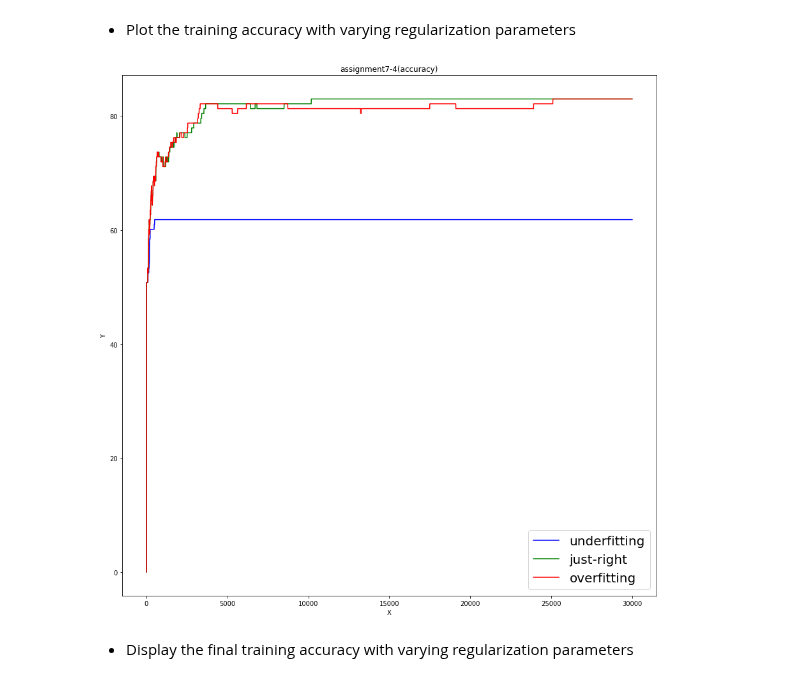
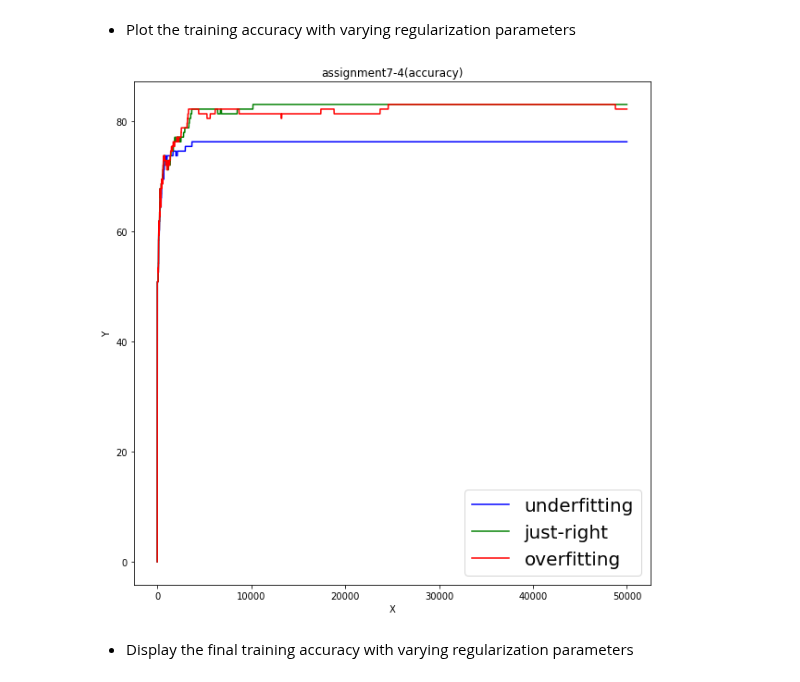
Before and after one commit to ChanWoongJeon/machinelearning, a Jupyter notebook: assignment7.ipynb, the cells around one changed output. Saved outputs shown, nothing was run; the diff lists cells and outputs as text; code cells hidden in the pictures.

```diff
--- a/assignment7.ipynb
+++ b/assignment7.ipynb
@@ -30,15 +30,15 @@ cost3 = []
 accuracy1 = []
 accuracy2 = []
 accuracy3 = []
-lamda1= 1
+lamda1= 0.1
 lamda2= 0.01
-lamda3= 0.0001
+lamda3= 0.000001
 theta1 = np.zeros([100,1])
 theta2 = np.zeros([100,1])
 theta3 = np.zeros([100,1])
 learning_rate = 0.01
 # %%
-for i in range(30000):
+for i in range(50000):
     a1=0
     a2=0
     a3=0
@@ -156,17 +153,17 @@ underfitting lambda: 1
 # %% [markdown]
 - Plot the training accuracy with varying regularization parameters
 # %%
-plt.figure(figsize=(15, 15))
+plt.figure(figsize=(10, 10))
 plt.title("assignment7-4(accuracy)")
 plt.xlabel('X')
 plt.ylabel('Y')
-plt.plot(range(30000),accuracy1,color='b')
-plt.plot(range(30000),accuracy2,color='g')
-plt.plot(range(30000),accuracy3,color='r')
+plt.plot(range(50000),accuracy1,color='b')
+plt.plot(range(50000),accuracy2,color='g')
+plt.plot(range(50000),accuracy3,color='r')
 plt.legend(['underfitting','just-right','overfitting'], prop={'size': 20})
 plt.show()
 # %% [output]
-[figure, old version]
+[figure, new version]
 # %% [markdown]
 - Display the final training accuracy with varying regularization parameters
 # %%
```
Also changed, not shown: parts of 5 cells of this notebook.
